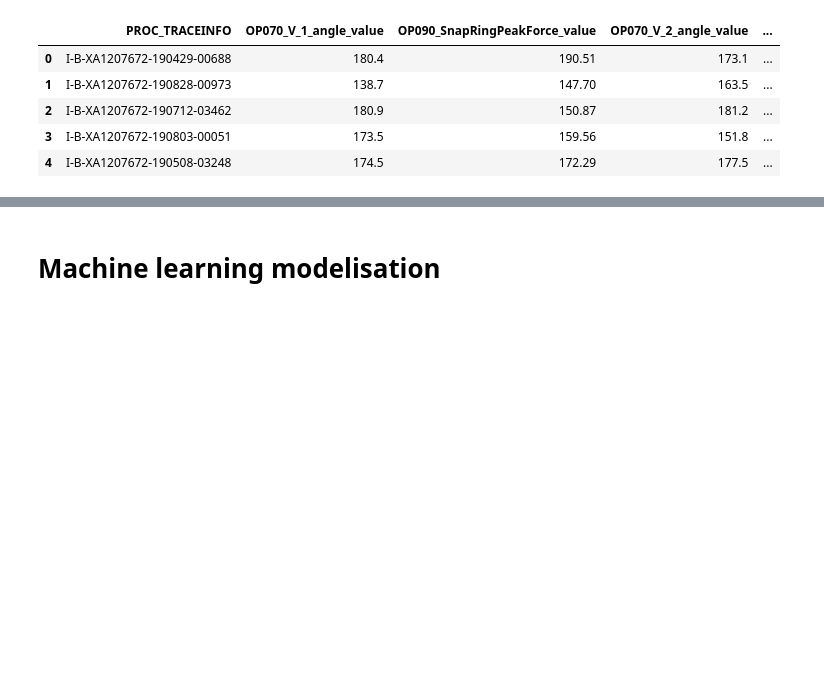
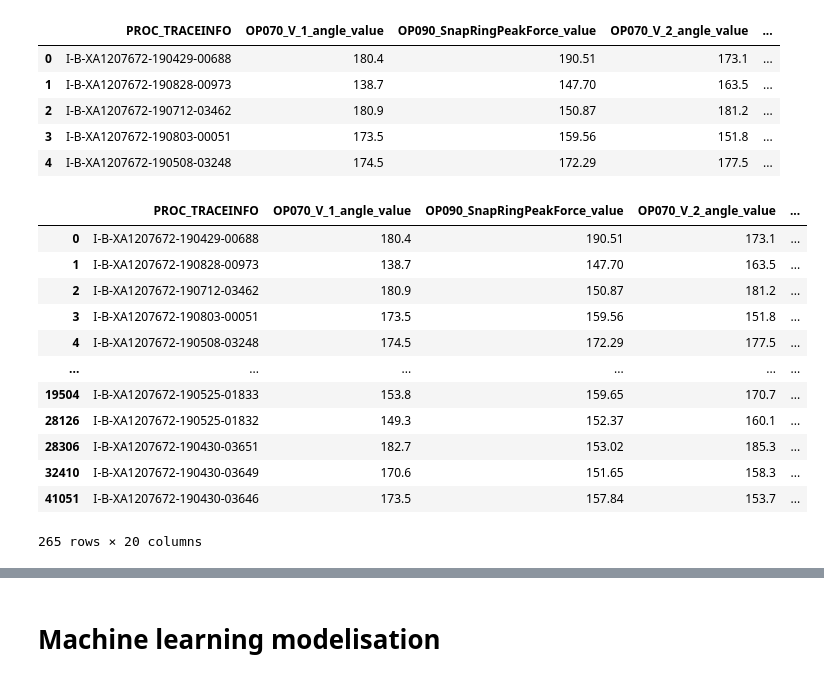
Before and after one commit to dim2s/SAFI, a Jupyter notebook: M06_VALEO_mini_project.ipynb, the cells around one changed output, grey strips where cells are left out. Cells and saved outputs as stored; diff of their text form; code cells hidden in the pictures; blank space fills up the shorter version.

```diff
--- a/M06_VALEO_mini_project.ipynb
+++ b/M06_VALEO_mini_project.ipynb
@@ -89,3 +89,20 @@ sandbox_data.head()
 | 2 | I-B-XA1207672-190712-03462 | 180.9 | 150.87 | 181.2 | ... |
 | 3 | I-B-XA1207672-190803-00051 | 173.5 | 159.56 | 151.8 | ... |
 | 4 | I-B-XA1207672-190508-03248 | 174.5 | 172.29 | 177.5 | ... |
+# %%
+grouped_df = sandbox_data.groupby('_date')
+grouped_df.head()
+# %% [output]
+|  | PROC_TRACEINFO | OP070_V_1_angle_value | OP090_SnapRingPeakForce_value | OP070_V_2_angle_value | ... |
+| 0 | I-B-XA1207672-190429-00688 | 180.4 | 190.51 | 173.1 | ... |
+| 1 | I-B-XA1207672-190828-00973 | 138.7 | 147.70 | 163.5 | ... |
+| 2 | I-B-XA1207672-190712-03462 | 180.9 | 150.87 | 181.2 | ... |
+| 3 | I-B-XA1207672-190803-00051 | 173.5 | 159.56 | 151.8 | ... |
+| 4 | I-B-XA1207672-190508-03248 | 174.5 | 172.29 | 177.5 | ... |
+| ... | ... | ... | ... | ... | ... |
+| 19504 | I-B-XA1207672-190525-01833 | 153.8 | 159.65 | 170.7 | ... |
+| 28126 | I-B-XA1207672-190525-01832 | 149.3 | 152.37 | 160.1 | ... |
+| 28306 | I-B-XA1207672-190430-03651 | 182.7 | 153.02 | 185.3 | ... |
+| 32410 | I-B-XA1207672-190430-03649 | 170.6 | 151.65 | 158.3 | ... |
+| 41051 | I-B-XA1207672-190430-03646 | 173.5 | 157.84 | 153.7 | ... |
+265 rows × 20 columns
```
Also changed, not shown: parts of 1 cell of this notebook.
